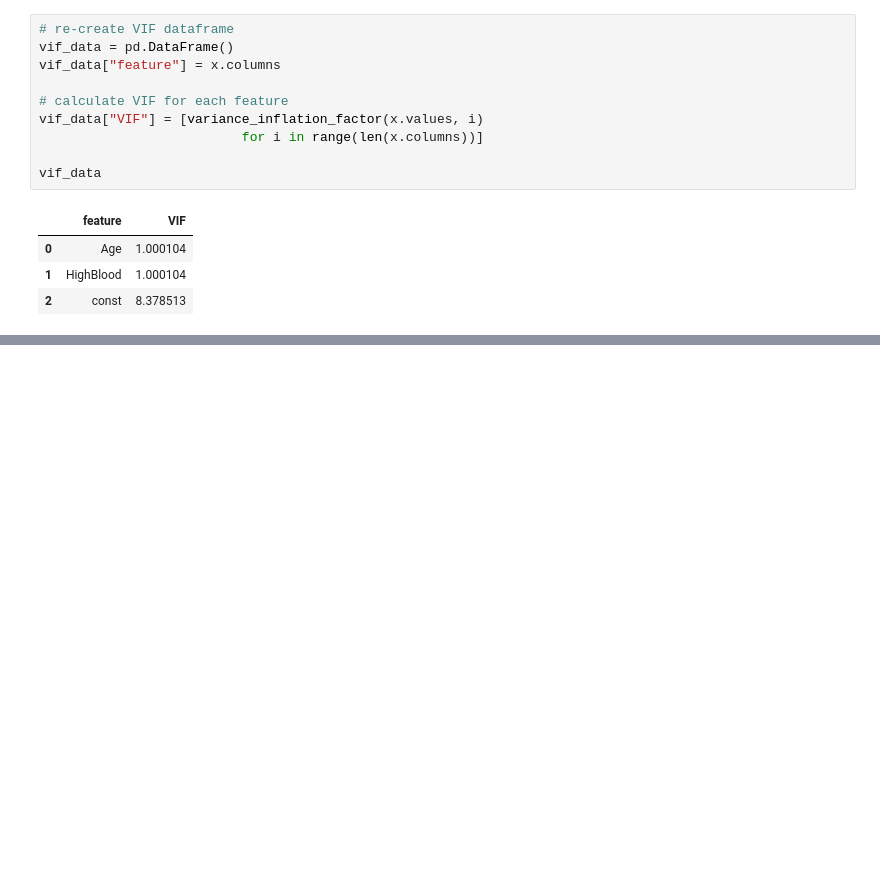
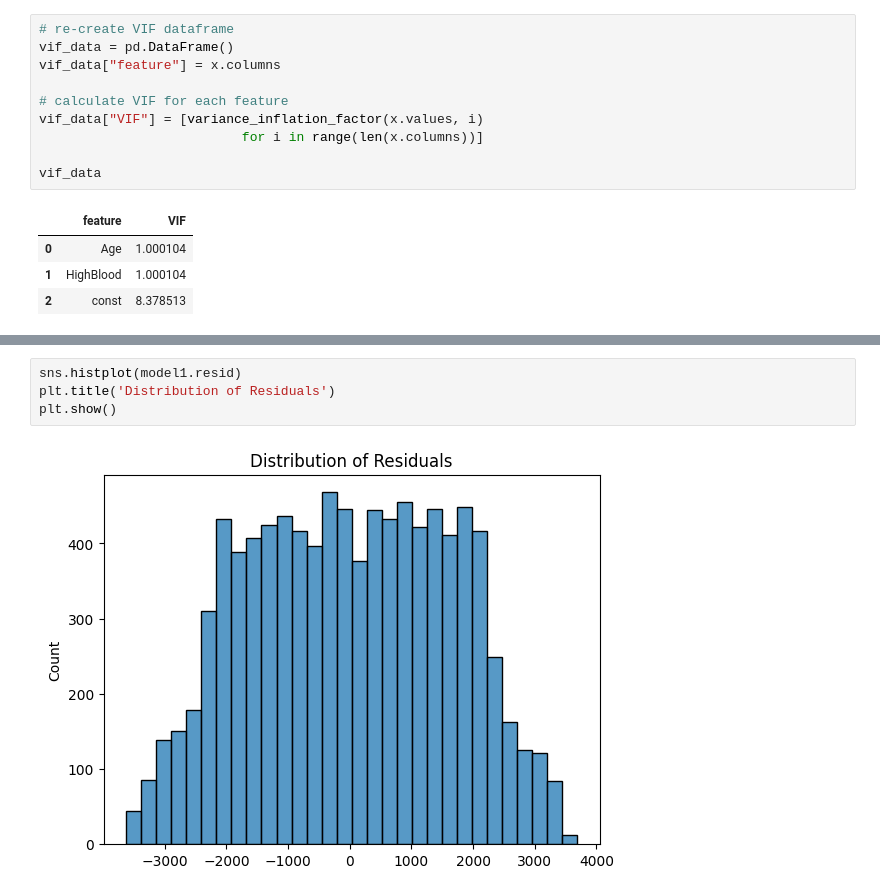
Before and after one commit to sjo1403/medical_predictive_modeling, a Jupyter notebook: D208 Task1 Model.ipynb, the cells around one changed output, grey strips where cells are left out. Cells and saved outputs as stored; diff of their text form; blank space fills up the shorter version.

```diff
--- a/D208 Task1 Model.ipynb
+++ b/D208 Task1 Model.ipynb
@@ -206,0 +214,6 @@ for col in x.drop(columns='const').columns:
+# %%
+sns.histplot(model1.resid)
+plt.title('Distribution of Residuals')
+plt.show()
+# %% [output]
+[figure, added]
```
Also changed, not shown: parts of 7 cells of this notebook, 1 other file.
